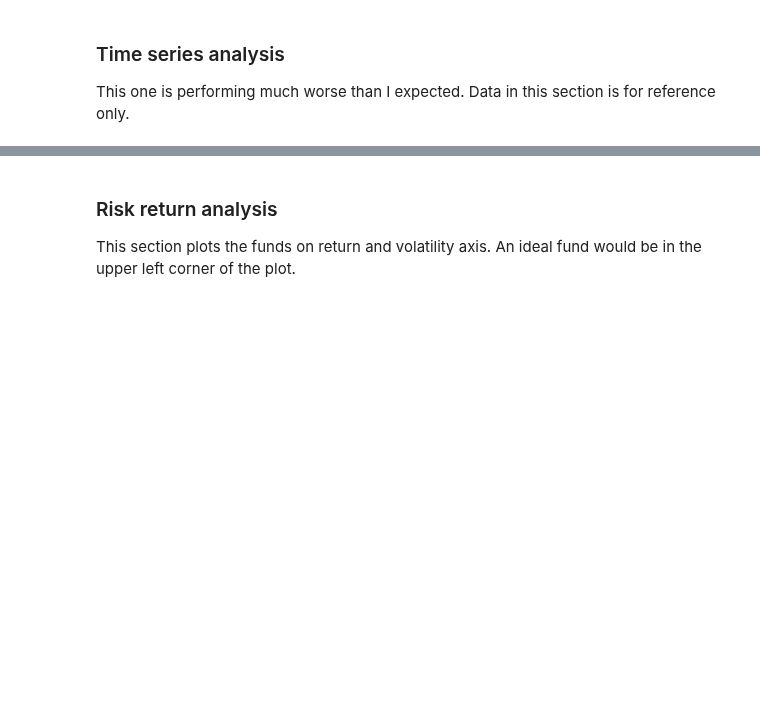
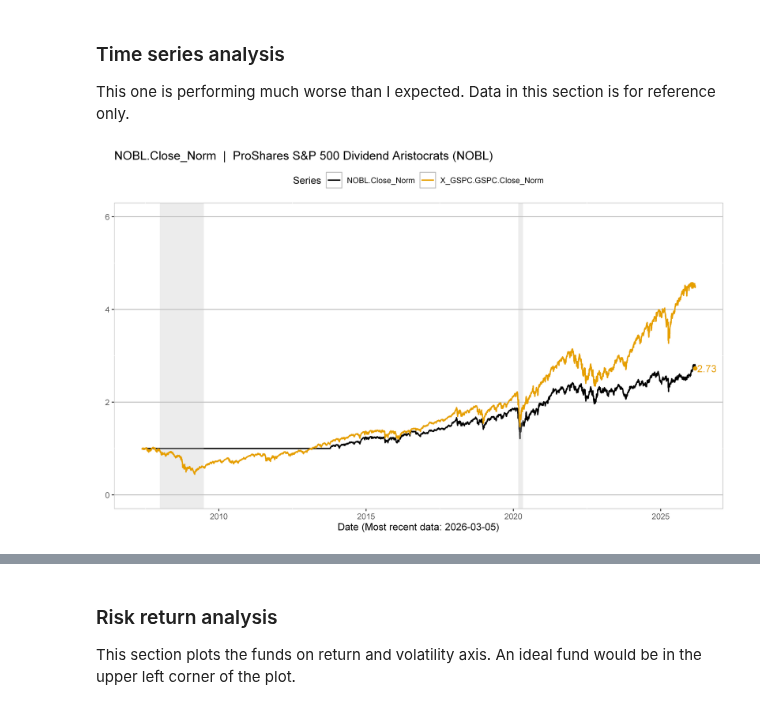
Before and after one commit to MoreCoffee12/Economics, a Jupyter notebook: Portfolio.ipynb, the cells around one changed output, grey strips where cells are left out. Drawn from its saved outputs; the diff is of its cells as text; code cells hidden in the pictures; blank space fills up the shorter version.

```diff
--- a/Portfolio.ipynb
+++ b/Portfolio.ipynb
@@ -585,8 +536,10 @@ This one is performing much worse than I expected. Data in this section is for r
 # %%
 options(repr.plot.width = 9.7, repr.plot.height = 6, repr.plot.res = 600)
 datay.legacy <- "NOBL.Close_Norm"
-ylim <- c(0, 4)
+ylim <- c(0, 6)
 plotSingleBench(dfRecession, datay.legacy, ylim, df.symbols, df.data, string.analysis.start)
+# %% [output]
+[figure, added]
 # %%
 options(repr.plot.width = 9.7, repr.plot.height = 6, repr.plot.res = 600)
 datay.legacy <- "pf_Roth_Legacy"
```
Also changed, not shown: parts of 17 cells of this notebook, 1 other file.
